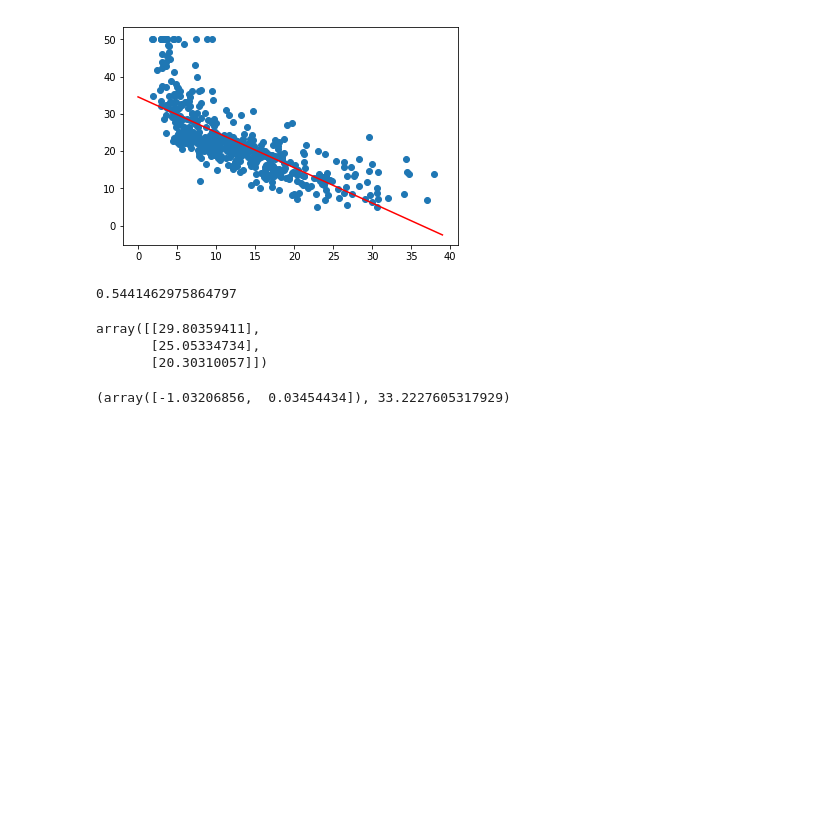
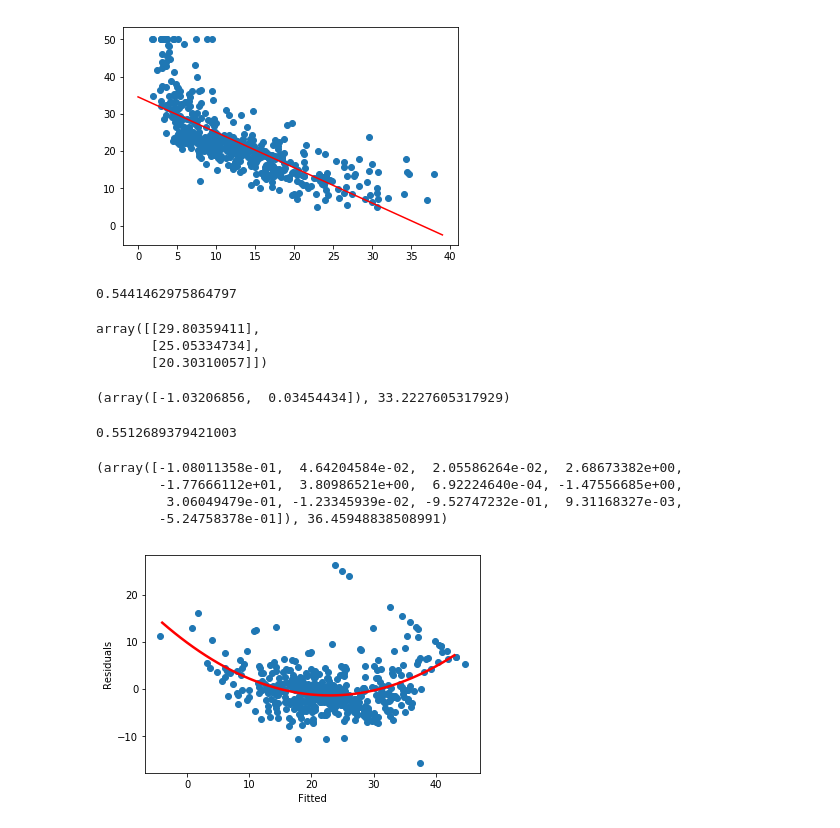
Before and after one commit to sidens1996/AnIntroductionToStatisticalLearning, a Jupyter notebook: ch3 linear regression/ch3.ipynb, the cells around one changed output. Cells and saved outputs as stored; diff of their text form; code cells hidden in the pictures; blank space fills up the shorter version.

```diff
--- a/ch3 linear regression/ch3.ipynb
+++ b/ch3 linear regression/ch3.ipynb
@@ -99,3 +99,46 @@ regression2.fit(dataFrame[['lstat', 'age']],
 (regression2.coef_, regression2.intercept_)
 # %% [output]
 (array([-1.03206856,  0.03454434]), 33.2227605317929)
+# %%
+regression2.score(dataFrame[['lstat', 'age']],
+                dataFrame['medv'])
+# %% [output]
+0.5512689379421003
+# %%
+regression3 = linear_model.LinearRegression()
+regression3.fit(dataFrame[dataFrame.columns[0:-1]], dataFrame['medv'])
+(regression3.coef_, regression3.intercept_)
+# %% [output]
+(array([-1.08011358e-01,  4.64204584e-02,  2.05586264e-02,  2.68673382e+00,
+        -1.77666112e+01,  3.80986521e+00,  6.92224640e-04, -1.47556685e+00,
+         3.06049479e-01, -1.23345939e-02, -9.52747232e-01,  9.31168327e-03,
+        -5.24758378e-01]), 36.45948838508991)
+# %%
+def residuals_vs_fitted(fitted, residuals, xlabel, ylabel):
+    plt.subplot(111)
+    plt.xlabel(xlabel)
+    plt.ylabel(ylabel)
+    plt.scatter(fitted, residuals)
+    # polyfit函数构造平方和最小的多项式系数，polyld函数以系数作为输入，构造多项式
+    polyline = np.poly1d(np.polyfit(fitted, residuals, 2))    # model non-linearity with quadratic
+    xs = range(int(np.min(fitted)), int(np.max(fitted)))
+    plt.plot(xs, polyline(xs), color='r', linewidth=2.5)
+
+
+def qq_plot(residuals):
+    sm.qqplot(residuals)
+
+
+def standardize(xs):
+    xmean = np.mean(xs)
+    xstd = np.std(xs)
+    return (xs - xmean) / xstd
+
+
+fitted = regression3.predict(dataFrame[dataFrame.columns[0:-1]])
+residuals = Y - fitted
+std_residuals = standardize(residuals)
+
+residuals_vs_fitted(fitted, residuals, "Fitted", "Residuals")
+# %% [output]
+[figure, added]
```
Also changed, not shown: parts of 12 cells of this notebook, 1 other file.
